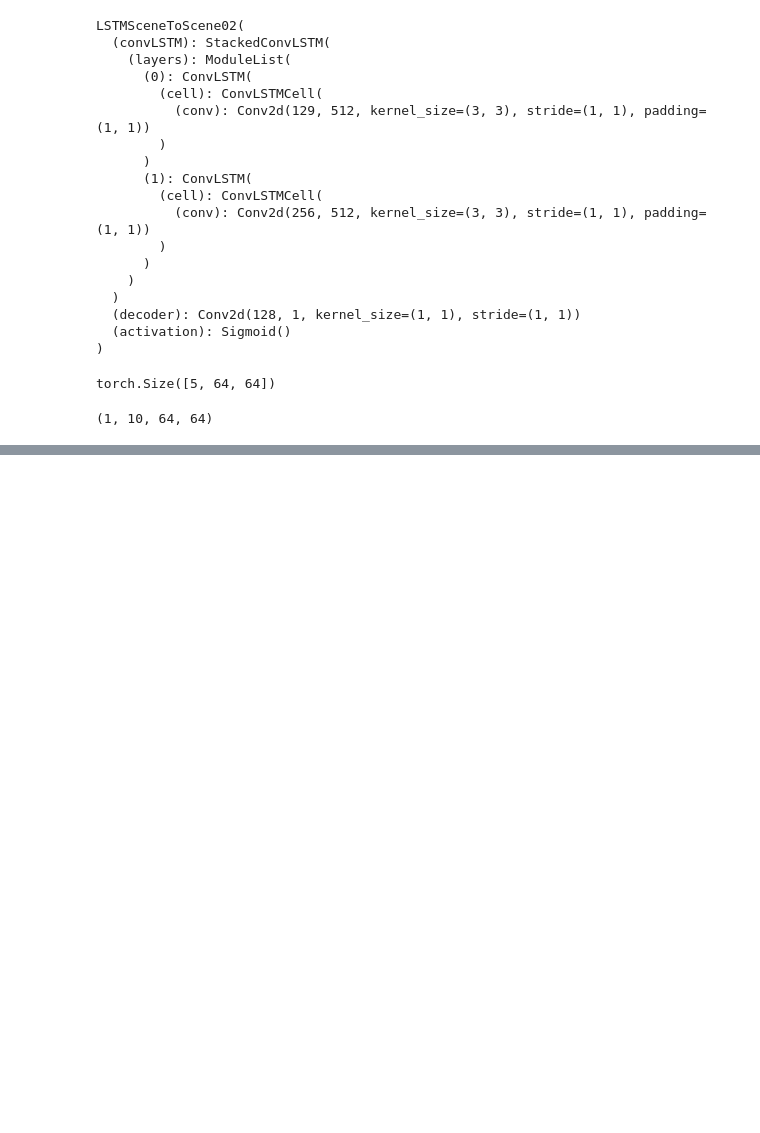
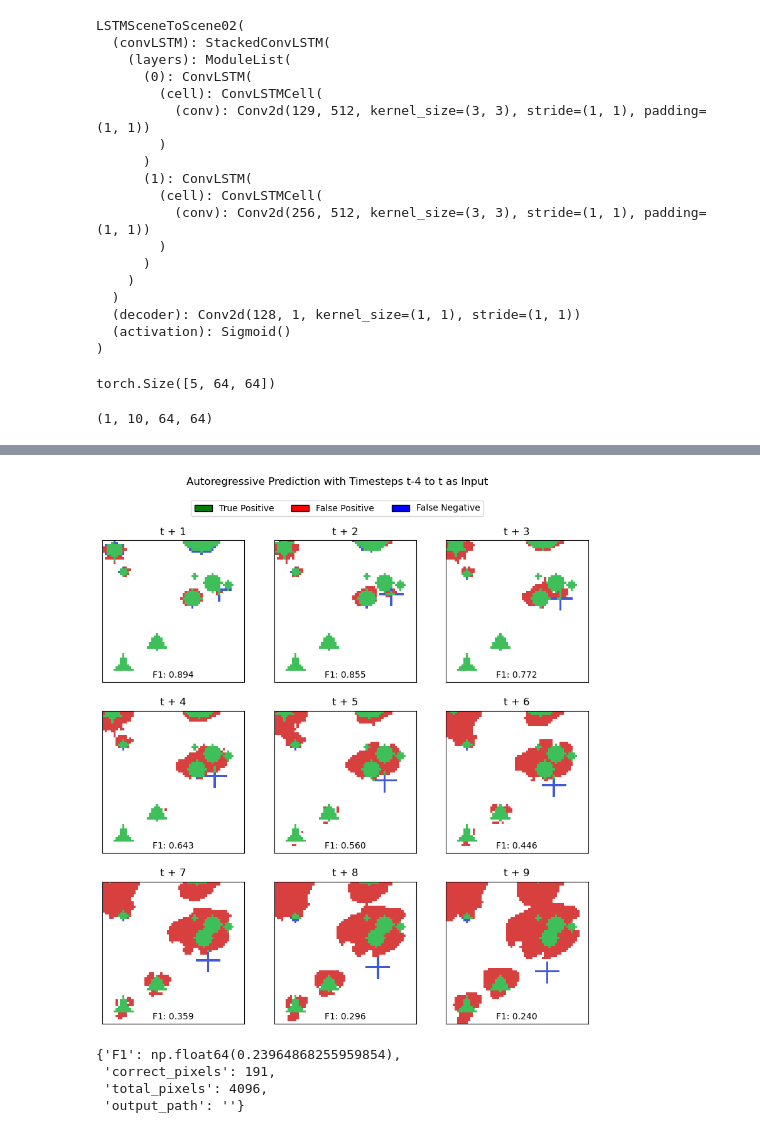
Before and after one commit to alexjps1/bps-trajectory, a Jupyter notebook: frame_prediction/prediction_visualisation.ipynb, the cells around one changed output, grey strips where cells are left out. Cells and saved outputs as stored; diff of their text form; code cells hidden in the pictures; blank space fills up the shorter version.

```diff
--- a/frame_prediction/prediction_visualisation.ipynb
+++ b/frame_prediction/prediction_visualisation.ipynb
@@ -61,0 +167,13 @@ plt.imshow(data[0][14], cmap='binary')
+# %%
+import prediction_vis as fp
+
+predictions = image[0]
+targets = data[4]
+
+fp.visualize_time_series_grid_difference(predictions, targets, '', show_window=True, save_image=False, threshold=0.5)
+# %% [output]
+[figure, added]
+{'F1': np.float64(0.23964868255959854),
+ 'correct_pixels': 191,
+ 'total_pixels': 4096,
+ 'output_path': ''}
```
Also changed, not shown: parts of 7 cells of this notebook, 2 other files.
